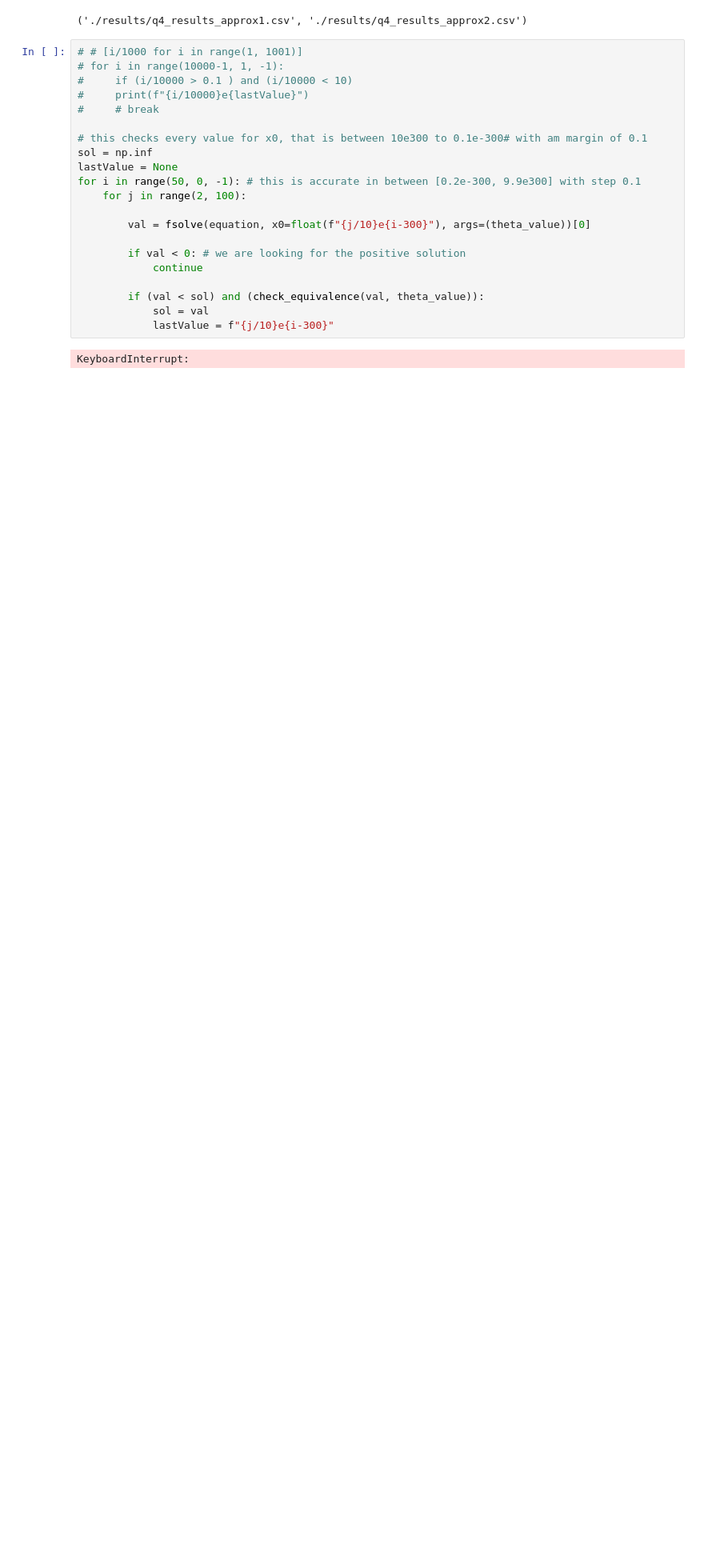
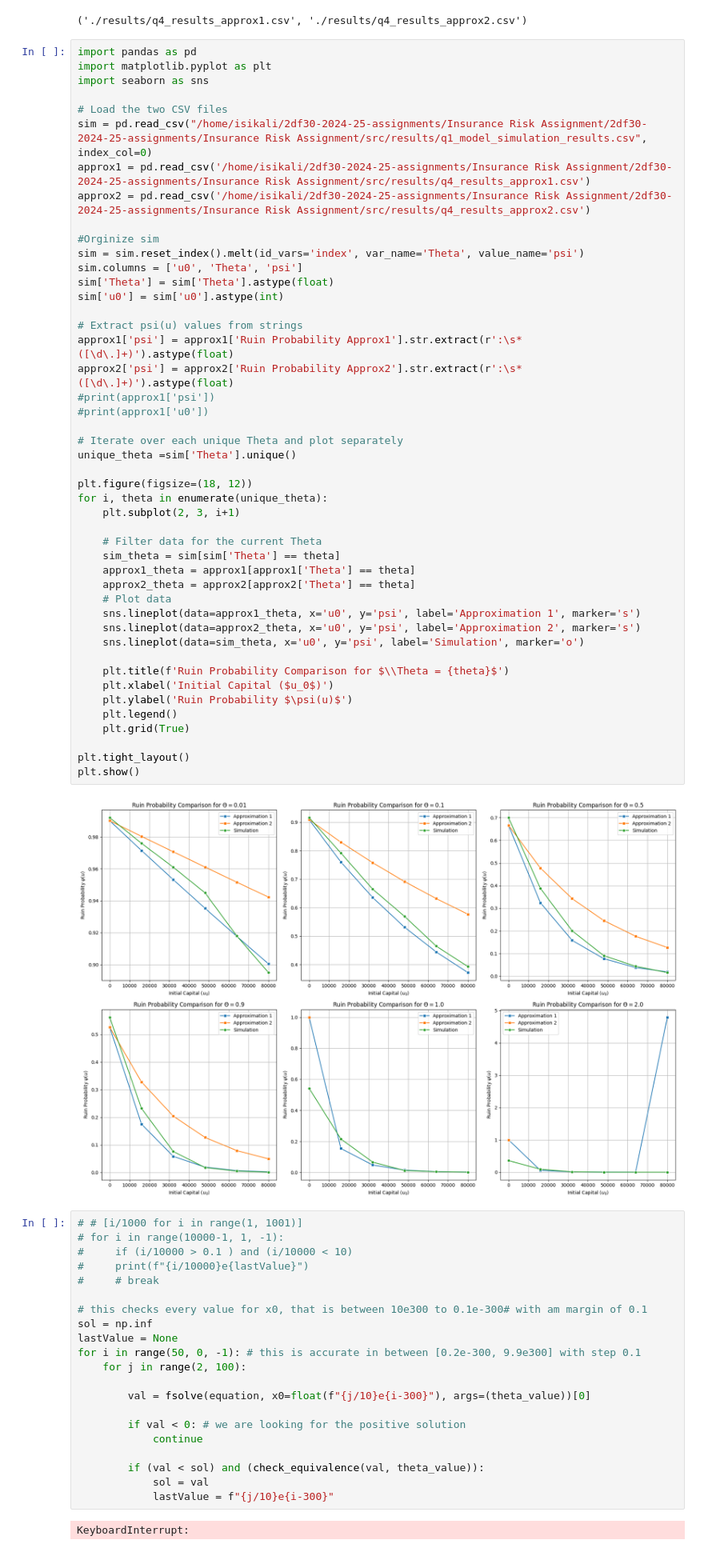
Before and after one commit to Make1tRain/2df30-, a Jupyter notebook: Insurance Risk Assignment/src/main.ipynb, the cells around one changed output. Shown at 80% size. Drawn from its saved outputs; the diff is of its cells as text; blank space fills up the shorter version.

Commit message:
comparisons done

```diff
--- a/Insurance Risk Assignment/src/main.ipynb
+++ b/Insurance Risk Assignment/src/main.ipynb
@@ -224,6 +224,54 @@ For theta: 0.01 and u0: 64000, Ruin Probability for Approx2 is: [{psi(64000): 0.
 For theta: 0.01 and u0: 80000, Ruin Probability for Approx1 is: [{psi(80000): 0.900490628166514}]
 For theta: 0.01 and u0: 80000, Ruin Probability for Approx2 is: [{psi(80000): 0.942277670036089}]
 ('./results/q4_results_approx1.csv', './results/q4_results_approx2.csv')
+# %%
+import pandas as pd
+import matplotlib.pyplot as plt
+import seaborn as sns
+
+# Load the two CSV files
+sim = pd.read_csv("/home/isikali/2df30-2024-25-assignments/Insurance Risk Assignment/2df30-2024-25-assignments/Insurance Risk Assignment/src/results/q1_model_simulation_results.csv", index_col=0)
+approx1 = pd.read_csv('/home/isikali/2df30-2024-25-assignments/Insurance Risk Assignment/2df30-2024-25-assignments/Insurance Risk Assignment/src/results/q4_results_approx1.csv')
+approx2 = pd.read_csv('/home/isikali/2df30-2024-25-assignments/Insurance Risk Assignment/2df30-2024-25-assignments/Insurance Risk Assignment/src/results/q4_results_approx2.csv')
+
+#Orginize sim
+sim = sim.reset_index().melt(id_vars='index', var_name='Theta', value_name='psi')
+sim.columns = ['u0', 'Theta', 'psi']
+sim['Theta'] = sim['Theta'].astype(float)
+sim['u0'] = sim['u0'].astype(int)
+
+# Extract psi(u) values from strings
+approx1['psi'] = approx1['Ruin Probability Approx1'].str.extract(r':\s*([\d\.]+)').astype(float)
+approx2['psi'] = approx2['Ruin Probability Approx2'].str.extract(r':\s*([\d\.]+)').astype(float)
+#print(approx1['psi'])
+#print(approx1['u0'])
+
+# Iterate over each unique Theta and plot separately
+unique_theta =sim['Theta'].unique()
+
+plt.figure(figsize=(18, 12))
+for i, theta in enumerate(unique_theta):
+    plt.subplot(2, 3, i+1)
+
+    # Filter data for the current Theta
+    sim_theta = sim[sim['Theta'] == theta]
+    approx1_theta = approx1[approx1['Theta'] == theta]
+    approx2_theta = approx2[approx2['Theta'] == theta]
+    # Plot data
+    sns.lineplot(data=approx1_theta, x='u0', y='psi', label='Approximation 1', marker='s')
+    sns.lineplot(data=approx2_theta, x='u0', y='psi', label='Approximation 2', marker='s')
+    sns.lineplot(data=sim_theta, x='u0', y='psi', label='Simulation', marker='o')
+
+    plt.title(f'Ruin Probability Comparison for $\\Theta = {theta}$')
+    plt.xlabel('Initial Capital ($u_0$)')
+    plt.ylabel('Ruin Probability $\psi(u)$')
+    plt.legend()
+    plt.grid(True)
+
+plt.tight_layout()
+plt.show()
+# %% [output]
+[figure, added]
 # %%
 # # [i/1000 for i in range(1, 1001)]
 # for i in range(10000-1, 1, -1):
```
Also changed, not shown: parts of 3 cells of this notebook.
